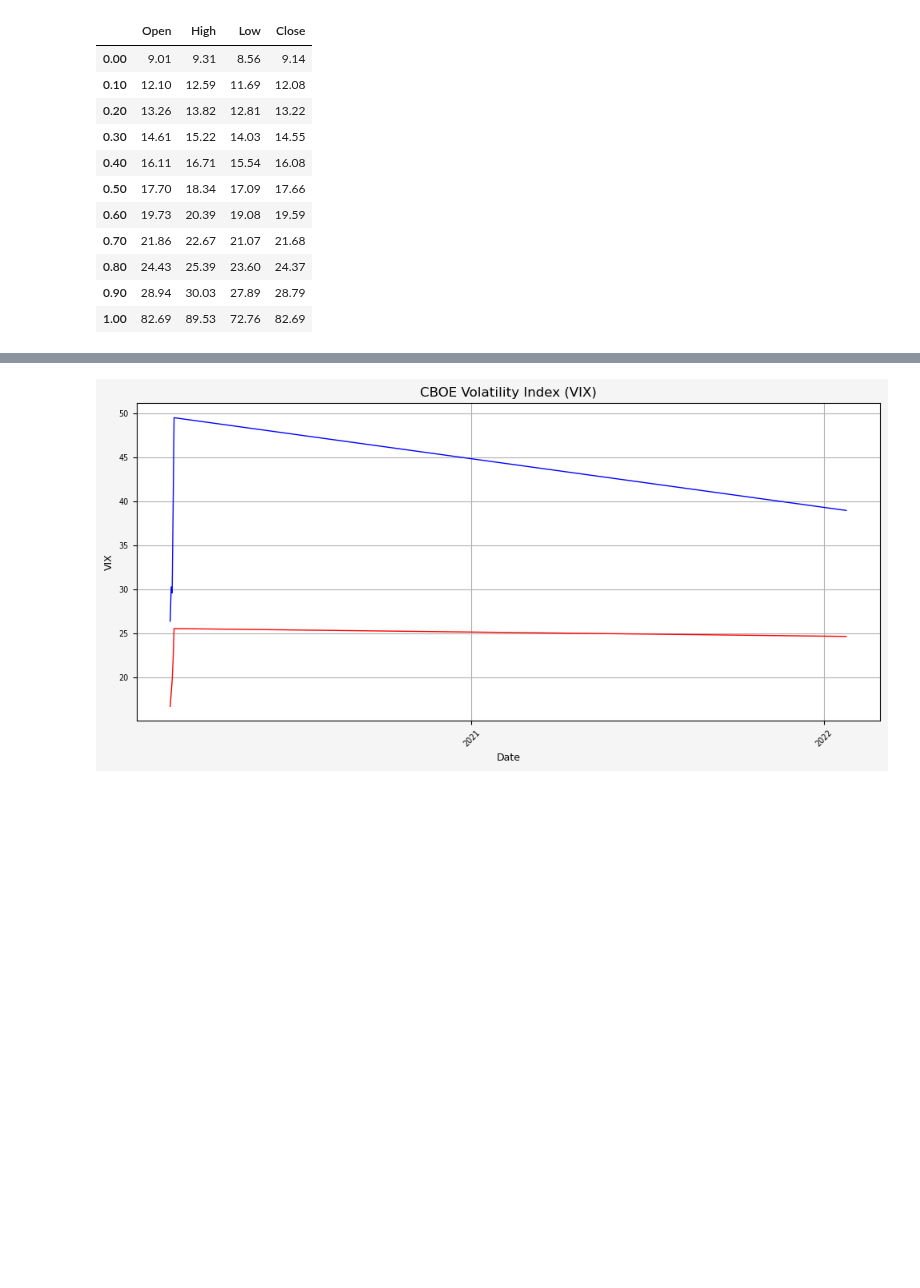
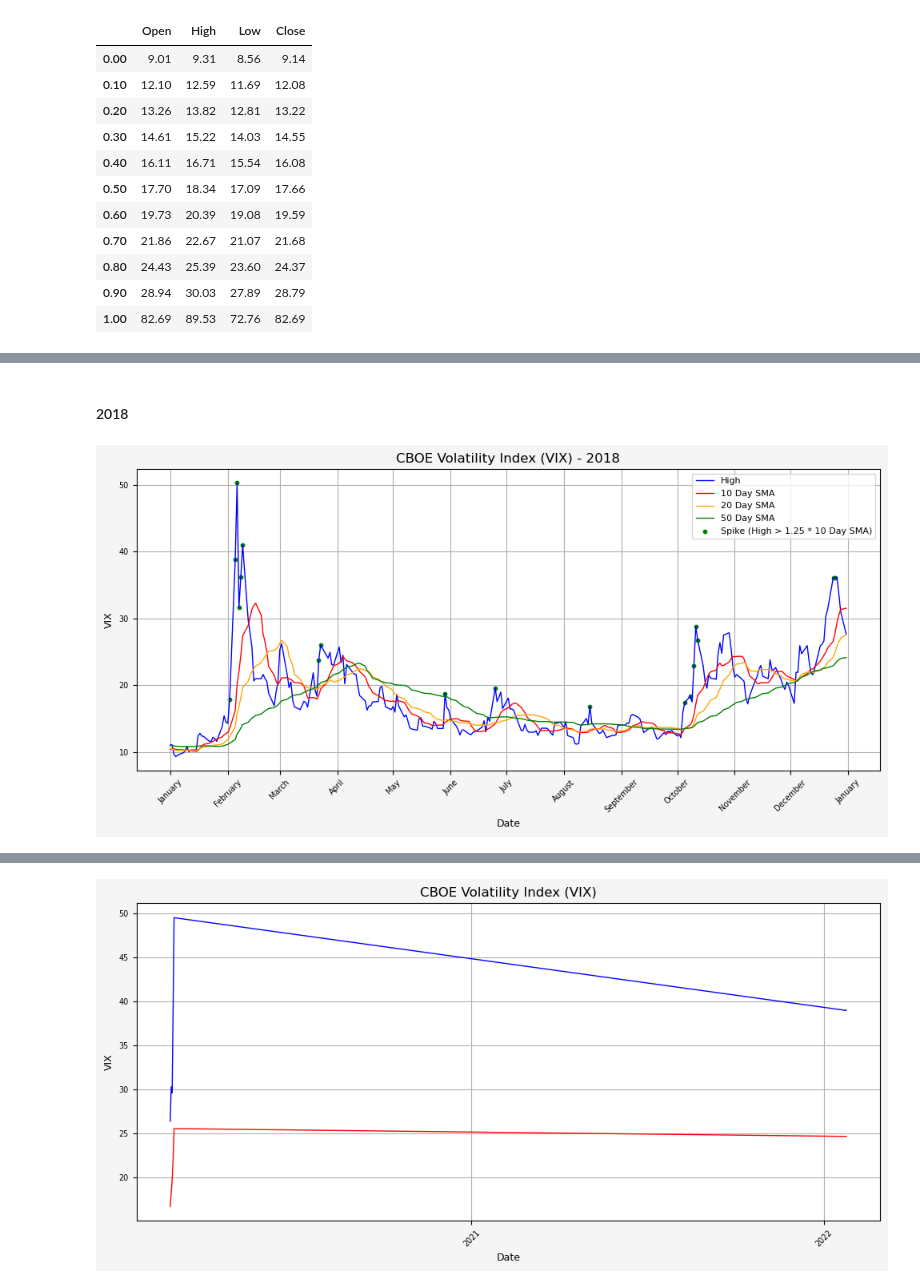
Before and after one commit to jaredszajkowski/jaredszajkowski.github.io, a Jupyter notebook: content/post/investigating-vix-levels-and-returns/Investigating_Vix_Levels_And_Returns.ipynb, the cells around one changed output, grey strips where cells are left out. Saved outputs shown, nothing was run; the diff lists cells and outputs as text; code cells hidden in the pictures; blank space fills up the shorter version.

```diff
--- a/content/post/investigating-vix-levels-and-returns/Investigating_Vix_Levels_And_Returns.ipynb
+++ b/content/post/investigating-vix-levels-and-returns/Investigating_Vix_Levels_And_Returns.ipynb
@@ -278,0 +335,38 @@ plt.show()
+# %% [markdown]
+#### 2018
+# %%
+year = '2018'
+start_date = year + '-01-01'
+end_date = year + '-12-31'
+
+vix_temp = vix[(vix.index >= start_date) & (vix.index <= end_date)]
+
+# Plotting the VIX
+plt.figure(figsize=(10, 5), facecolor = '#F5F5F5')
+
+plt.plot(vix_temp.index, vix_temp['High'], label='High', linestyle='-', color='b', linewidth=1)
+plt.plot(vix_temp.index, vix_temp['SMA_10'], label='10 Day SMA', linestyle='-', color='r', linewidth=1)
+plt.plot(vix_temp.index, vix_temp['SMA_20'], label='20 Day SMA', linestyle='-', color='orange', linewidth=1)
+plt.plot(vix_temp.index, vix_temp['SMA_50'], label='50 Day SMA', linestyle='-', color='g', linewidth=1)
+plt.scatter(vix_temp[vix_temp['Spike'] == True].index, vix_temp[vix_temp['Spike'] == True]['High'], label='Spike (High > 1.25 * 10 Day SMA)', linestyle='-', color='g', s=10)
+
+# Set X axis
+plt.gca().xaxis.set_major_locator(mdates.MonthLocator())
+plt.gca().xaxis.set_major_formatter(mdates.DateFormatter('%B'))
+plt.xlabel('Date', fontsize = 9)
+plt.xticks(rotation = 45, fontsize = 7)
+
+# Set Y axis
+plt.ylabel('VIX', fontsize = 9)
+plt.yticks(fontsize = 7)
+
+# Set title, etc.
+plt.title('CBOE Volatility Index (VIX) - ' + year, fontsize = 12)
+
+# Display the plot
+plt.tight_layout()
+plt.grid(True)
+plt.legend(fontsize = 8)
+plt.show()
+# %% [output]
+[figure, added]
```
Also changed, not shown: parts of 50 cells of this notebook, 1 other file.
